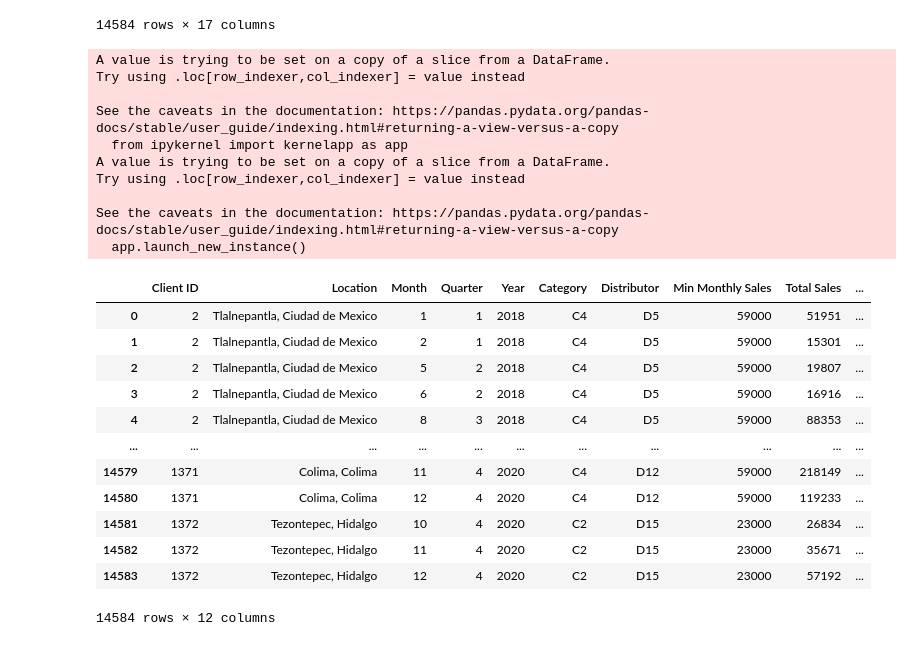
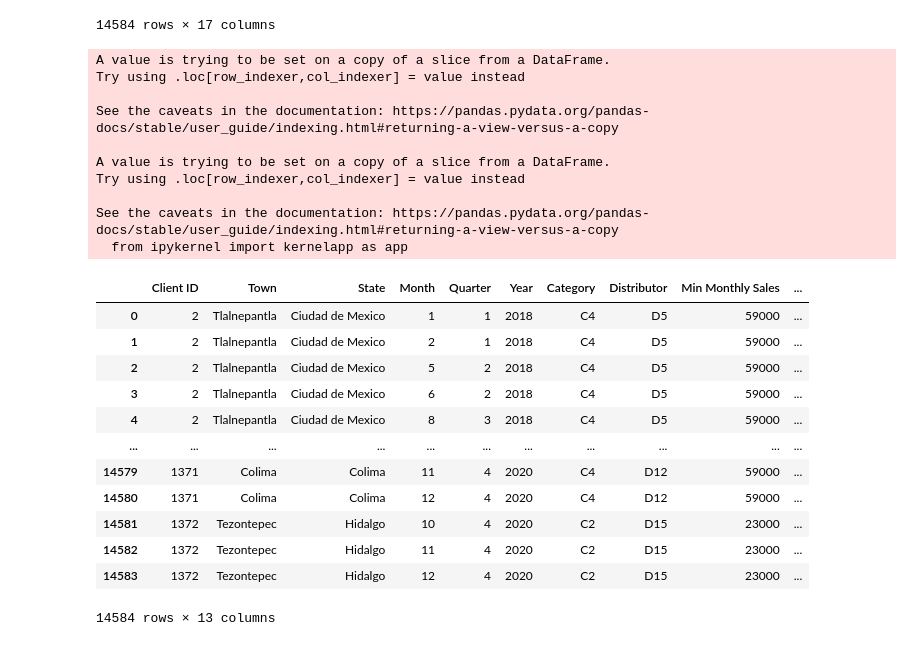
Before and after one commit to MauCFD/Project_1, a Jupyter notebook: project 1 - Analyzing a Loyalty Program/Loyalty Program - cleaning, merging and organizing data.ipynb, the cells around one changed output. Saved outputs shown, nothing was run; the diff lists cells and outputs as text; code cells hidden in the pictures.

```diff
--- a/project 1 - Analyzing a Loyalty Program/Loyalty Program - cleaning, merging and organizing data.ipynb
+++ b/project 1 - Analyzing a Loyalty Program/Loyalty Program - cleaning, merging and organizing data.ipynb
@@ -41,47 +41,46 @@ combined_data
 # %%
 # Adding the Total Sales and Points, and Location columns
 combined_data["Total Sales"] = combined_data["A"] + combined_data["B"] + combined_data["C"]
 combined_data["Total Points"] = combined_data["Monthly Points"] + combined_data["Quarter Bonus 1"] + combined_data["Quarter Bonus 2"] + combined_data["Yearly Bonus 1"] + combined_data["Yearly Bonus 1"]
-combined_data["Location"] = combined_data["Town"] + ", " + combined_data["State"]
 
 # We know that the program estimates each point is worth $0.86 MXN, so we will create a column to know the Points worth in $
 combined_data["Points Worth ($)"] = combined_data["Total Points"] * 0.86
 
 # We would like to know the compliance of the client in their monthly sales, so we will add a column that calculates it.
 combined_data["Compliance"] = round(combined_data["Total Sales"] / combined_data["Min Monthly Sales"],2)
 
 # Reorganizing the data frame
-Project_df = combined_data[["Client ID", "Location", "Month", "Quarter", "Year", "Category",
+Project_df = combined_data[["Client ID", "Town", "State", "Month", "Quarter", "Year", "Category",
                                "Distributor", "Min Monthly Sales", "Total Sales", "Compliance", "Total Points", "Points Worth ($)"]]
 Project_df['Total Sales'] = Project_df['Total Sales'].astype(np.int64)
 Project_df['Total Points'] = Project_df['Total Points'].astype(np.int64)
 
 # Organized and clean data frame we will be working with
 Project_df
 # %% [output]
+A value is trying to be set on a copy of a slice from a DataFrame.
+Try using .loc[row_indexer,col_indexer] = value instead
+
+See the caveats in the documentation: https://pandas.pydata.org/pandas-docs/stable/user_guide/indexing.html#returning-a-view-versus-a-copy
+
 A value is trying to be set on a copy of a slice from a DataFrame.
 Try using .loc[row_indexer,col_indexer] = value instead
 
 See the caveats in the documentation: https://pandas.pydata.org/pandas-docs/stable/user_guide/indexing.html#returning-a-view-versus-a-copy
   from ipykernel import kernelapp as app
-A value is trying to be set on a copy of a slice from a DataFrame.
-Try using .loc[row_indexer,col_indexer] = value instead
-
-See the caveats in the documentation: https://pandas.pydata.org/pandas-docs/stable/user_guide/indexing.html#returning-a-view-versus-a-copy
-  app.launch_new_instance()
-|  | Client ID | Location | Month | Quarter | Year | Category | Distributor | Min Monthly Sales | Total Sales | ... |
-| 0 | 2 | Tlalnepantla, Ciudad de Mexico | 1 | 1 | 2018 | C4 | D5 | 59000 | 51951 | ... |
-| 1 | 2 | Tlalnepantla, Ciudad de Mexico | 2 | 1 | 2018 | C4 | D5 | 59000 | 15301 | ... |
-| 2 | 2 | Tlalnepantla, Ciudad de Mexico | 5 | 2 | 2018 | C4 | D5 | 59000 | 19807 | ... |
-| 3 | 2 | Tlalnepantla, Ciudad de Mexico | 6 | 2 | 2018 | C4 | D5 | 59000 | 16916 | ... |
-| 4 | 2 | Tlalnepantla, Ciudad de Mexico | 8 | 3 | 2018 | C4 | D5 | 59000 | 88353 | ... |
+|  | Client ID | Town | State | Month | Quarter | Year | Category | Distributor | Min Monthly Sales | ... |
+| 0 | 2 | Tlalnepantla | Ciudad de Mexico | 1 | 1 | 2018 | C4 | D5 | 59000 | ... |
+| 1 | 2 | Tlalnepantla | Ciudad de Mexico | 2 | 1 | 2018 | C4 | D5 | 59000 | ... |
+| 2 | 2 | Tlalnepantla | Ciudad de Mexico | 5 | 2 | 2018 | C4 | D5 | 59000 | ... |
+| 3 | 2 | Tlalnepantla | Ciudad de Mexico | 6 | 2 | 2018 | C4 | D5 | 59000 | ... |
+| 4 | 2 | Tlalnepantla | Ciudad de Mexico | 8 | 3 | 2018 | C4 | D5 | 59000 | ... |
 | ... | ... | ... | ... | ... | ... | ... | ... | ... | ... | ... |
-| 14579 | 1371 | Colima, Colima | 11 | 4 | 2020 | C4 | D12 | 59000 | 218149 | ... |
-| 14580 | 1371 | Colima, Colima | 12 | 4 | 2020 | C4 | D12 | 59000 | 119233 | ... |
-| 14581 | 1372 | Tezontepec, Hidalgo | 10 | 4 | 2020 | C2 | D15 | 23000 | 26834 | ... |
-| 14582 | 1372 | Tezontepec, Hidalgo | 11 | 4 | 2020 | C2 | D15 | 23000 | 35671 | ... |
-| 14583 | 1372 | Tezontepec, Hidalgo | 12 | 4 | 2020 | C2 | D15 | 23000 | 57192 | ... |
+| 14579 | 1371 | Colima | Colima | 11 | 4 | 2020 | C4 | D12 | 59000 | ... |
+| 14580 | 1371 | Colima | Colima | 12 | 4 | 2020 | C4 | D12 | 59000 | ... |
+| 14581 | 1372 | Tezontepec | Hidalgo | 10 | 4 | 2020 | C2 | D15 | 23000 | ... |
+| 14582 | 1372 | Tezontepec | Hidalgo | 11 | 4 | 2020 | C2 | D15 | 23000 | ... |
+| 14583 | 1372 | Tezontepec | Hidalgo | 12 | 4 | 2020 | C2 | D15 | 23000 | ... |
-14584 rows × 12 columns
+14584 rows × 13 columns
 # %%
 # Export the Project_df into a csv
 Project_df.to_csv("Project_df.csv",encoding="utf-8",index=False)
```
Also changed, not shown: 36 other files.
